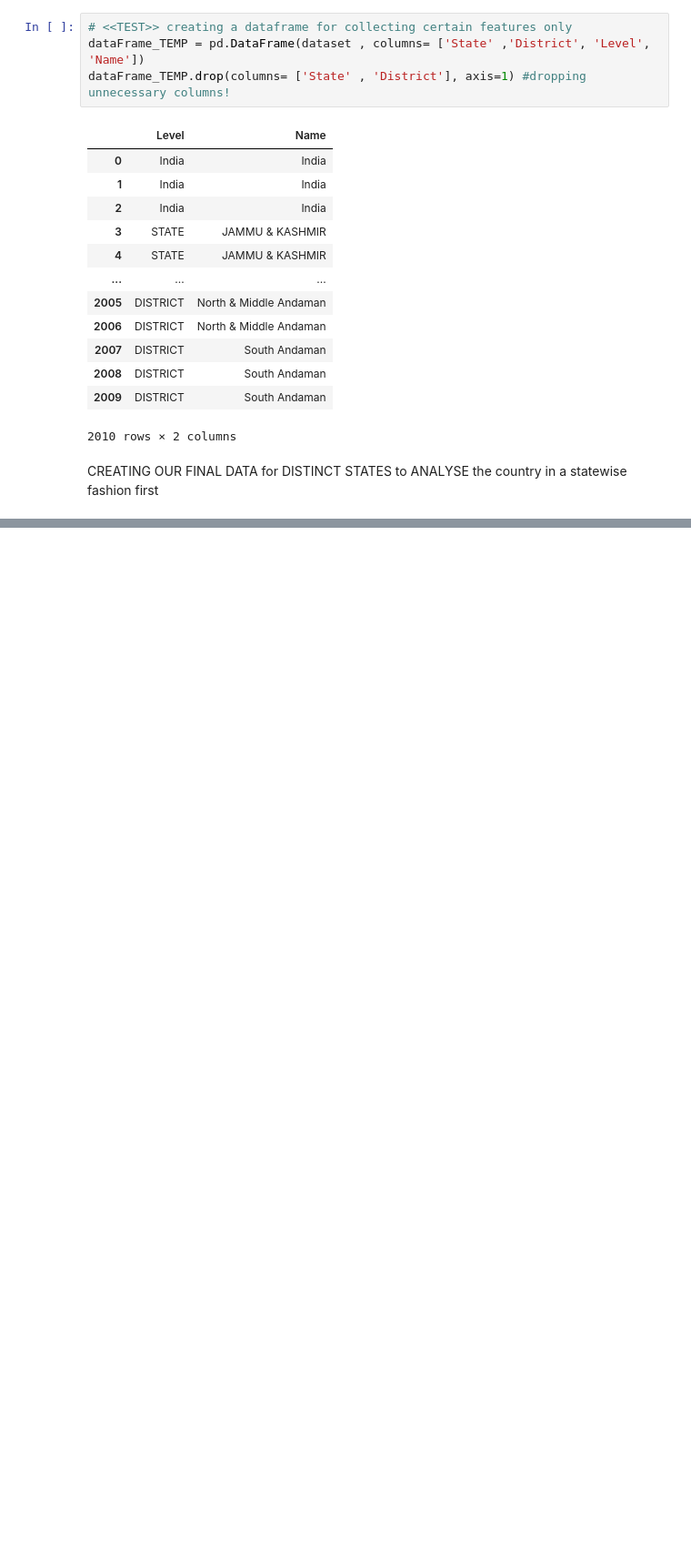
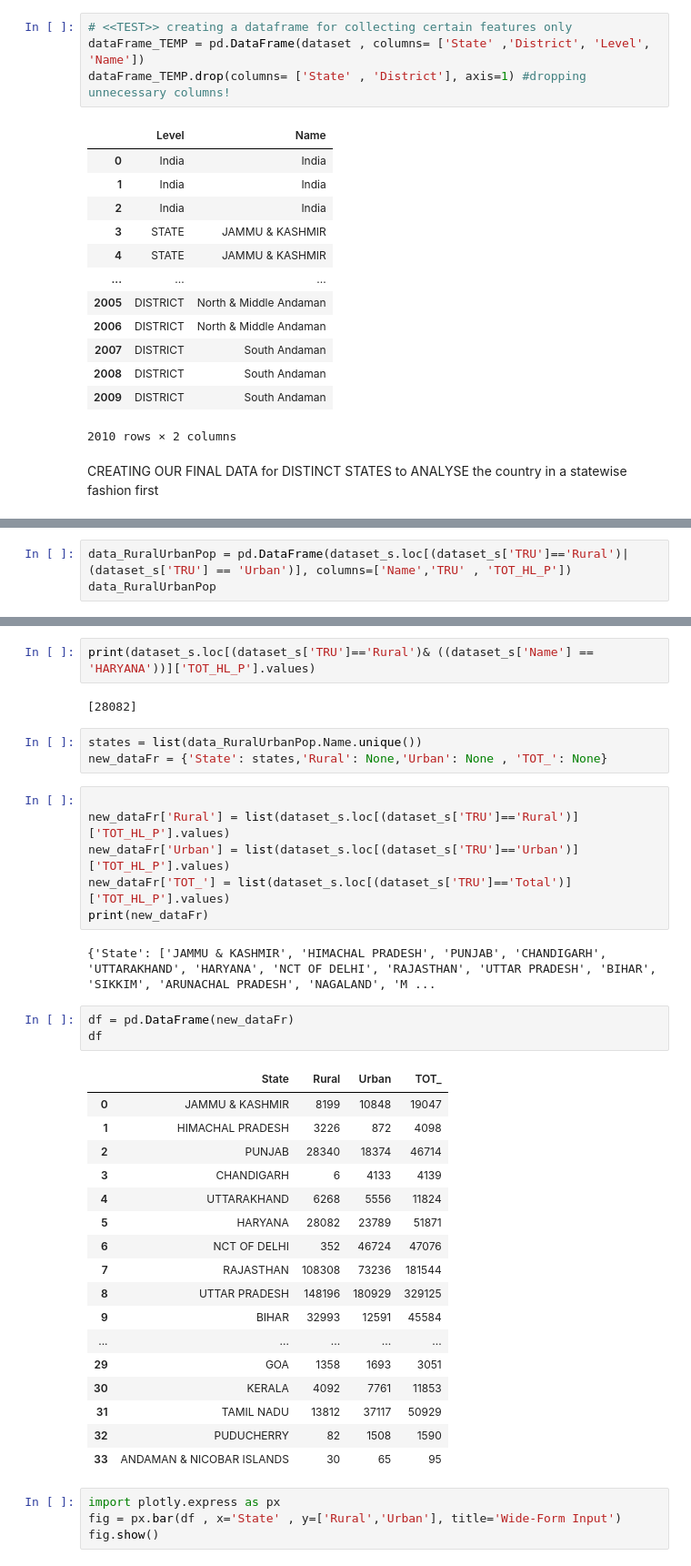
Before and after one commit to rushil00/Homelessness_Analysis, a Jupyter notebook: main.ipynb, the cells around one changed output, grey strips where cells are left out. Shown at 91% size. Saved outputs shown, nothing was run; the diff lists cells and outputs as text; blank space fills up the shorter version.

Commit message:
Added my first plot- A bar chart and learnt some basic Data manipulation with Pandas

```diff
--- a/main.ipynb
+++ b/main.ipynb
@@ -94,0 +95,3 @@ dataset_
+# %%
+data_RuralUrbanPop = pd.DataFrame(dataset_s.loc[(dataset_s['TRU']=='Rural')|(dataset_s['TRU'] == 'Urban')], columns=['Name','TRU' , 'TOT_HL_P'])
+data_RuralUrbanPop
@@ -94,0 +112,40 @@ dataset_
+# %%
+print(dataset_s.loc[(dataset_s['TRU']=='Rural')& ((dataset_s['Name'] == 'HARYANA'))]['TOT_HL_P'].values)
+# %% [output]
+[28082]
+# %%
+states = list(data_RuralUrbanPop.Name.unique())
+new_dataFr = {'State': states,'Rural': None,'Urban': None , 'TOT_': None}
+# %%
+
+new_dataFr['Rural'] = list(dataset_s.loc[(dataset_s['TRU']=='Rural')]['TOT_HL_P'].values)
+new_dataFr['Urban'] = list(dataset_s.loc[(dataset_s['TRU']=='Urban')]['TOT_HL_P'].values)
+new_dataFr['TOT_'] = list(dataset_s.loc[(dataset_s['TRU']=='Total')]['TOT_HL_P'].values)
+print(new_dataFr)
+# %% [output]
+{'State': ['JAMMU & KASHMIR', 'HIMACHAL PRADESH', 'PUNJAB', 'CHANDIGARH', 'UTTARAKHAND', 'HARYANA', 'NCT OF DELHI', 'RAJASTHAN', 'UTTAR PRADESH', 'BIHAR', 'SIKKIM', 'ARUNACHAL PRADESH', 'NAGALAND', 'M ...
+# %%
+df = pd.DataFrame(new_dataFr)
+df
+# %% [output]
+|  | State | Rural | Urban | TOT_ |
+| 0 | JAMMU & KASHMIR | 8199 | 10848 | 19047 |
+| 1 | HIMACHAL PRADESH | 3226 | 872 | 4098 |
+| 2 | PUNJAB | 28340 | 18374 | 46714 |
+| 3 | CHANDIGARH | 6 | 4133 | 4139 |
+| 4 | UTTARAKHAND | 6268 | 5556 | 11824 |
+| 5 | HARYANA | 28082 | 23789 | 51871 |
+| 6 | NCT OF DELHI | 352 | 46724 | 47076 |
+| 7 | RAJASTHAN | 108308 | 73236 | 181544 |
+| 8 | UTTAR PRADESH | 148196 | 180929 | 329125 |
+| 9 | BIHAR | 32993 | 12591 | 45584 |
+| ... | ... | ... | ... | ... |
+| 29 | GOA | 1358 | 1693 | 3051 |
+| 30 | KERALA | 4092 | 7761 | 11853 |
+| 31 | TAMIL NADU | 13812 | 37117 | 50929 |
+| 32 | PUDUCHERRY | 82 | 1508 | 1590 |
+| 33 | ANDAMAN & NICOBAR ISLANDS | 30 | 65 | 95 |
+# %%
+import plotly.express as px
+fig = px.bar(df , x='State' , y=['Rural','Urban'], title='Wide-Form Input')
+fig.show()
```
Also changed, not shown: parts of 4 cells of this notebook.
